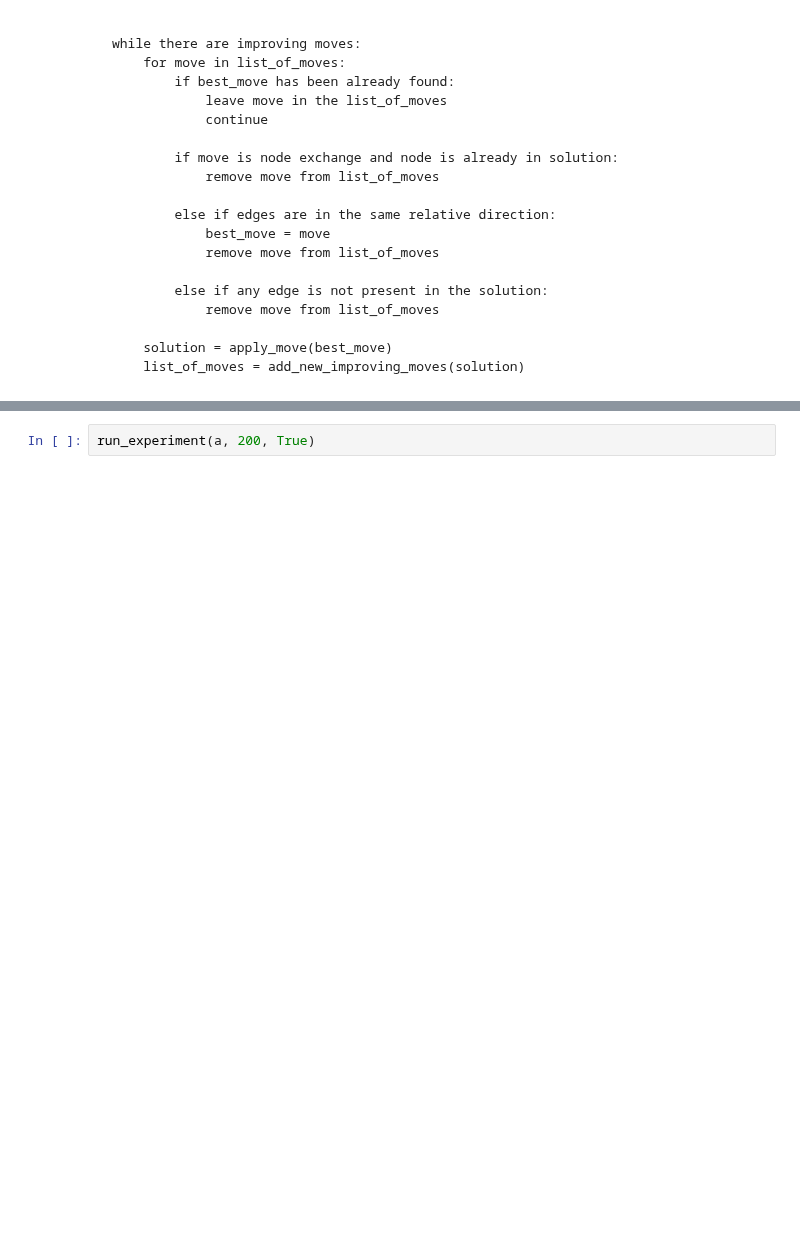
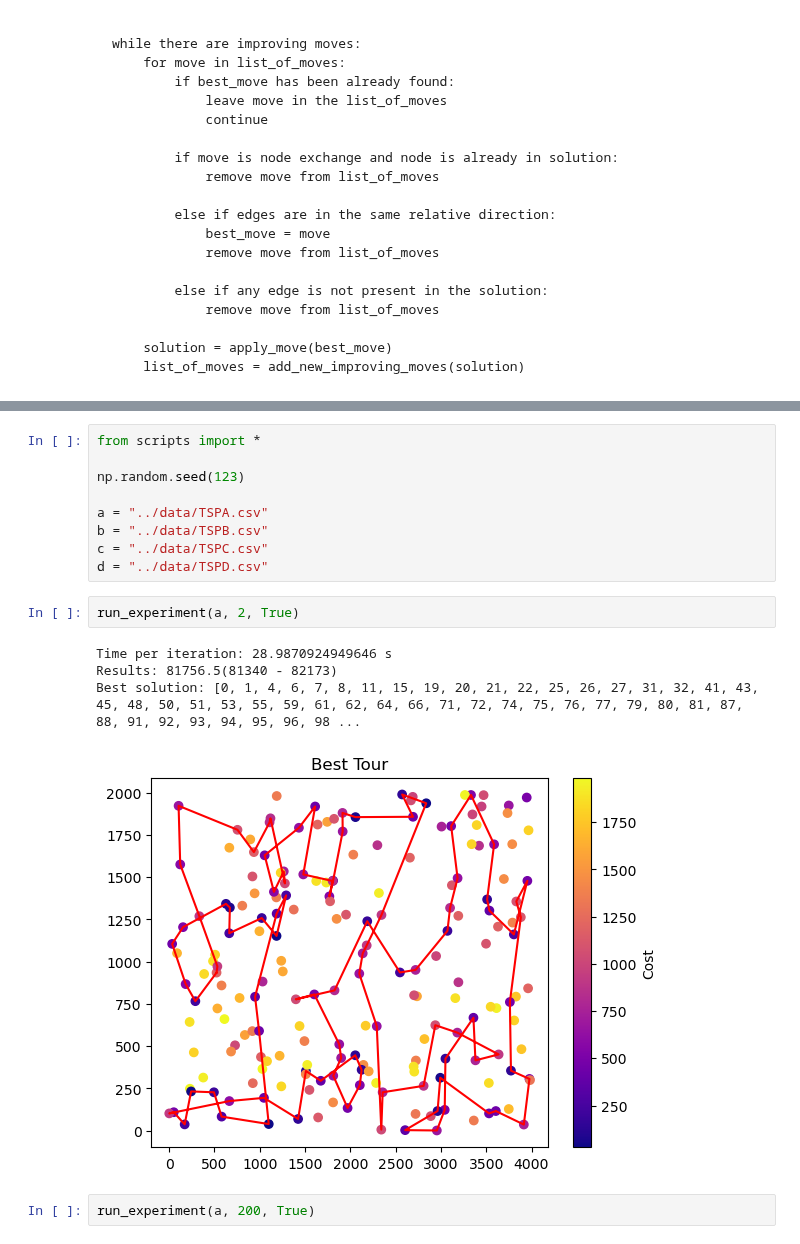
Before and after one commit to Oskshust/evo_comp, a Jupyter notebook: 5/raport.ipynb, the cells around one changed output, grey strips where cells are left out. Saved outputs shown, nothing was run; the diff lists cells and outputs as text; blank space fills up the shorter version.

```diff
--- a/5/raport.ipynb
+++ b/5/raport.ipynb
@@ -40,3 +65,19 @@ while there are improving moves:
+# %%
+from scripts import *
+
+np.random.seed(123)
+
+a = "../data/TSPA.csv"
+b = "../data/TSPB.csv"
+c = "../data/TSPC.csv"
+d = "../data/TSPD.csv"
+# %%
+run_experiment(a, 2, True)
+# %% [output]
+Time per iteration: 28.9870924949646 s
+Results: 81756.5(81340 - 82173)
+Best solution: [0, 1, 4, 6, 7, 8, 11, 15, 19, 20, 21, 22, 25, 26, 27, 31, 32, 41, 43, 45, 48, 50, 51, 53, 55, 59, 61, 62, 64, 66, 71, 72, 74, 75, 76, 77, 79, 80, 81, 87, 88, 91, 92, 93, 94, 95, 96, 98 ...
+[figure, added]
 # %%
 run_experiment(a, 200, True)
 # %% [output]
```
Also changed, not shown: parts of 1 cell of this notebook, 1 other file.
